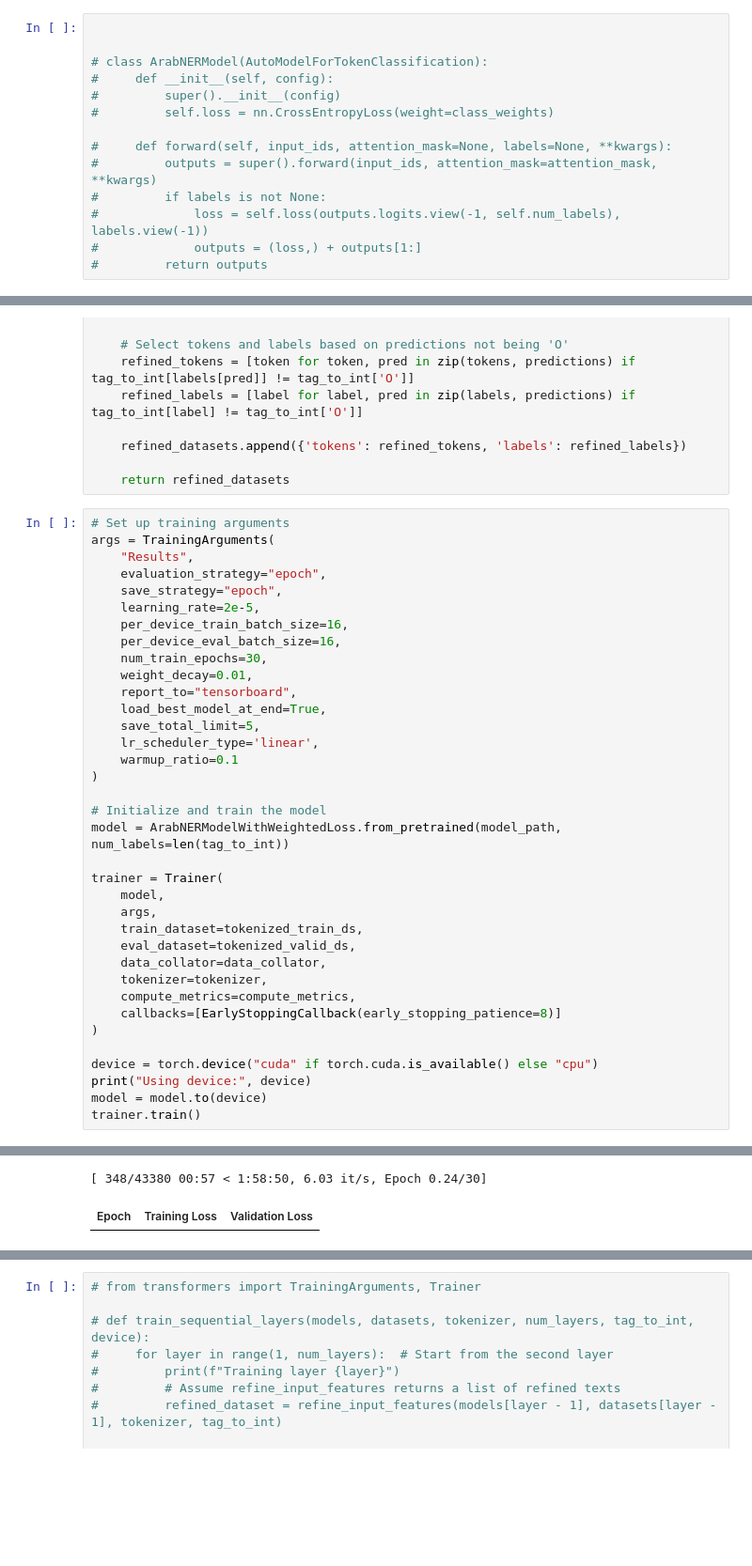
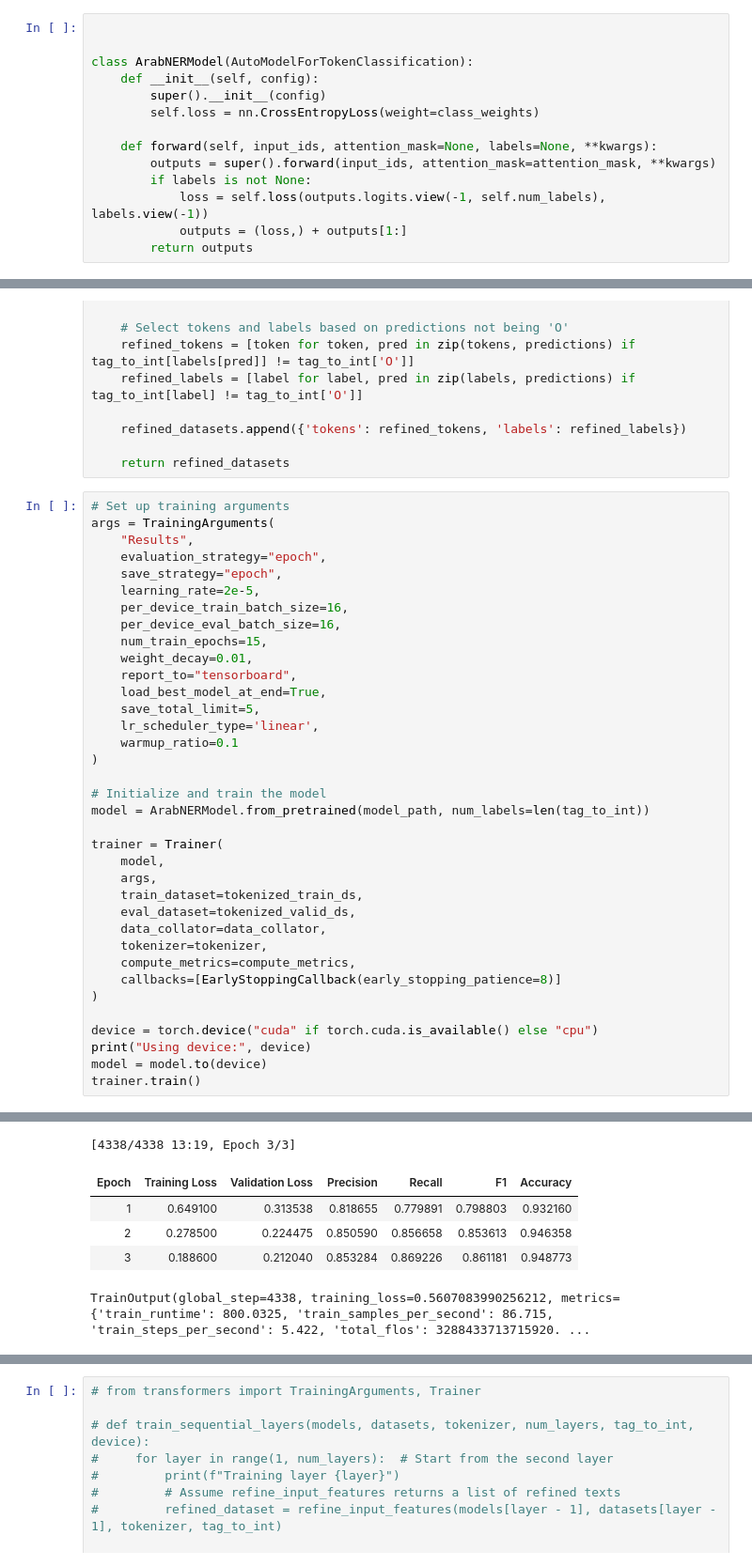
Before and after one commit to ZiadElZawawy/masters, a Jupyter notebook: wojood2-task2.ipynb, the cells around one changed output, grey strips where cells are left out. Shown at 94% size. Drawn from its saved outputs; the diff is of its cells as text; blank space fills up the shorter version.

```diff
--- a/wojood2-task2.ipynb
+++ b/wojood2-task2.ipynb
@@ -234,17 +264,17 @@ You should probably TRAIN this model on a down-stream task to be able to use it
 # %%
 
 
-# class ArabNERModel(AutoModelForTokenClassification):
-#     def __init__(self, config):
-#         super().__init__(config)
-#         self.loss = nn.CrossEntropyLoss(weight=class_weights)
+class ArabNERModel(AutoModelForTokenClassification):
+    def __init__(self, config):
+        super().__init__(config)
+        self.loss = nn.CrossEntropyLoss(weight=class_weights)
 
-#     def forward(self, input_ids, attention_mask=None, labels=None, **kwargs):
-#         outputs = super().forward(input_ids, attention_mask=attention_mask, **kwargs)
-#         if labels is not None:
-#             loss = self.loss(outputs.logits.view(-1, self.num_labels), labels.view(-1))
-#             outputs = (loss,) + outputs[1:]
-#         return outputs
+    def forward(self, input_ids, attention_mask=None, labels=None, **kwargs):
+        outputs = super().forward(input_ids, attention_mask=attention_mask, **kwargs)
+        if labels is not None:
+            loss = self.loss(outputs.logits.view(-1, self.num_labels), labels.view(-1))
+            outputs = (loss,) + outputs[1:]
+        return outputs
 # %%
 label_list = list(label_ids.values())
 def compute_metrics(eval_preds):
@@ -300,40 +330,44 @@ args = TrainingArguments(
     learning_rate=2e-5,
     per_device_train_batch_size=16,
     per_device_eval_batch_size=16,
-    num_train_epochs=30,
+    num_train_epochs=15,
     weight_decay=0.01,
     report_to="tensorboard",
     load_best_model_at_end=True,
     save_total_limit=5,
     lr_scheduler_type='linear',
     warmup_ratio=0.1
 )
 
 # Initialize and train the model
-model = ArabNERModelWithWeightedLoss.from_pretrained(model_path, num_labels=len(tag_to_int))
+model = ArabNERModel.from_pretrained(model_path, num_labels=len(tag_to_int))
 
 trainer = Trainer(
     model,
     args,
     train_dataset=tokenized_train_ds,
     eval_dataset=tokenized_valid_ds,
     data_collator=data_collator,
     tokenizer=tokenizer,
     compute_metrics=compute_metrics,
     callbacks=[EarlyStoppingCallback(early_stopping_patience=8)]
 )
 
 device = torch.device("cuda" if torch.cuda.is_available() else "cpu")
 print("Using device:", device)
 model = model.to(device)
 trainer.train()
 # %% [output]
 Some weights of BertForTokenClassification were not initialized from the model checkpoint at aubmindlab/bert-base-arabertv2 and are newly initialized: ['classifier.bias', 'classifier.weight']
 You should probably TRAIN this model on a down-stream task to be able to use it for predictions and inference.
 dataloader_config = DataLoaderConfiguration(dispatch_batches=None, split_batches=False, even_batches=True, use_seedable_sampler=True)
   warnings.warn(
 Using device: cuda
-[ 348/43380 00:57 < 1:58:50, 6.03 it/s, Epoch 0.24/30]
+[4338/4338 13:19, Epoch 3/3]
-| Epoch | Training Loss | Validation Loss |
+| Epoch | Training Loss | Validation Loss | Precision | Recall | F1 | Accuracy |
+| 1 | 0.649100 | 0.313538 | 0.818655 | 0.779891 | 0.798803 | 0.932160 |
+| 2 | 0.278500 | 0.224475 | 0.850590 | 0.856658 | 0.853613 | 0.946358 |
+| 3 | 0.188600 | 0.212040 | 0.853284 | 0.869226 | 0.861181 | 0.948773 |
+TrainOutput(global_step=4338, training_loss=0.5607083990256212, metrics={'train_runtime': 800.0325, 'train_samples_per_second': 86.715, 'train_steps_per_second': 5.422, 'total_flos': 3288433713715920. ...
 # %%
 # Evaluate the model
```
Also changed, not shown: parts of 13 cells of this notebook.
